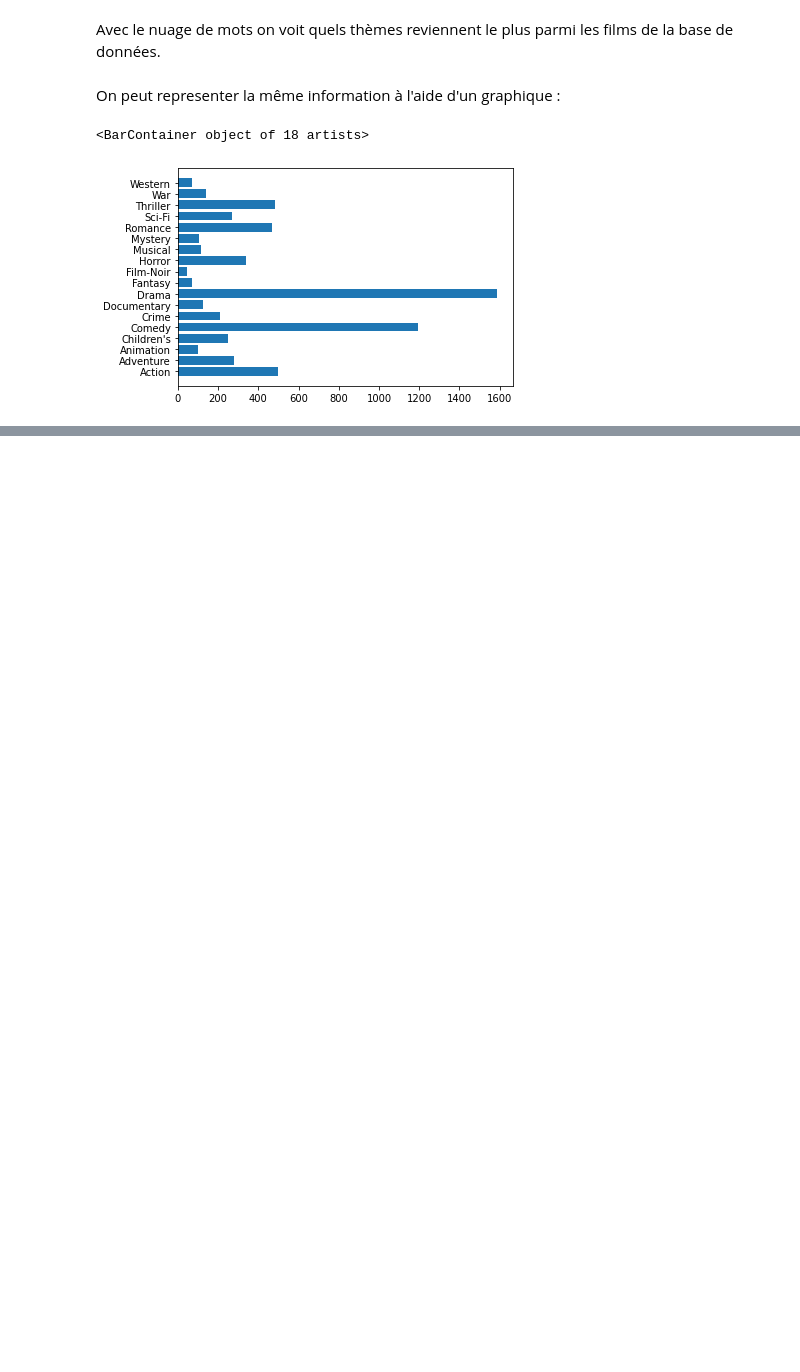
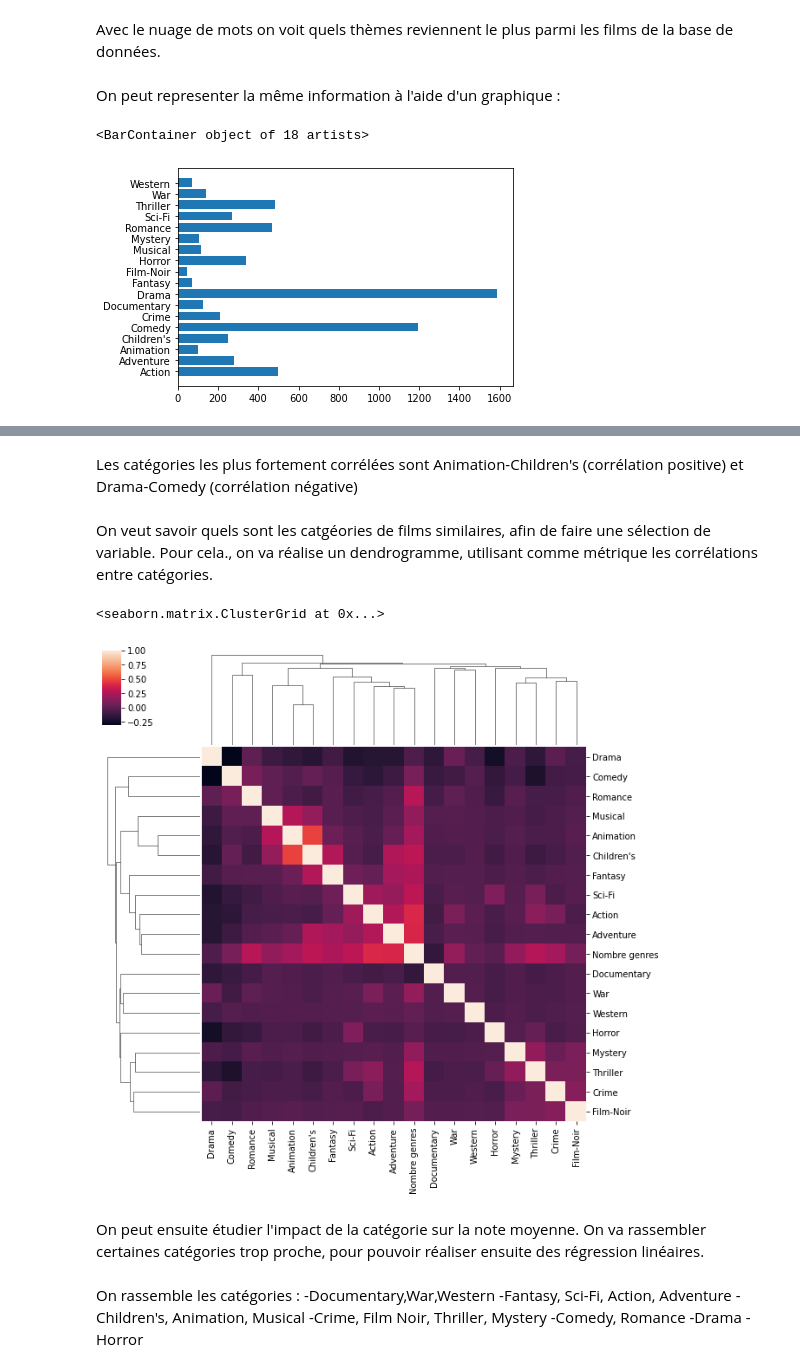
Before and after one commit to rthabut/Recommender-System, a Jupyter notebook: Étude base 1M Movie Lens - Etude des bases de données (1).ipynb, the cells around one changed output, grey strips where cells are left out. Drawn from its saved outputs; the diff is of its cells as text; code cells hidden in the pictures; blank space fills up the shorter version.

```diff
--- a/Étude base 1M Movie Lens - Etude des bases de données (1).ipynb
+++ b/Étude base 1M Movie Lens - Etude des bases de données (1).ipynb
@@ -329,0 +365,23 @@ plt.barh(Genre,H)
+# %% [markdown]
+Les catégories les plus fortement corrélées sont Animation-Children's (corrélation positive) et Drama-Comedy (corrélation négative)
+# %% [markdown]
+On veut savoir quels sont les catgéories de films similaires, afin de faire une sélection de variable. Pour cela., on va réalise un dendrogramme, utilisant comme métrique les corrélations entre catégories.
+# %%
+df_new=df.copy()
+del df_new['MovieID'] #On ne veut pas faire de régression sur l'ID du film
+corr_matrix = df_new.corr()
+sns.clustermap(corr_matrix)
+# %% [output]
+<seaborn.matrix.ClusterGrid at 0x...>
+[figure, added]
+# %% [markdown]
+On peut ensuite étudier l'impact de la catégorie sur la note moyenne. On va rassembler certaines catégories trop proche, pour pouvoir réaliser ensuite des régression linéaires.
+# %% [markdown]
+On rassemble les catégories :
+-Documentary,War,Western
+-Fantasy, Sci-Fi, Action, Adventure
+-Children's, Animation, Musical
+-Crime, Film Noir, Thriller, Mystery
+-Comedy, Romance
+-Drama
+-Horror
```
Also changed, not shown: parts of 14 cells of this notebook.
